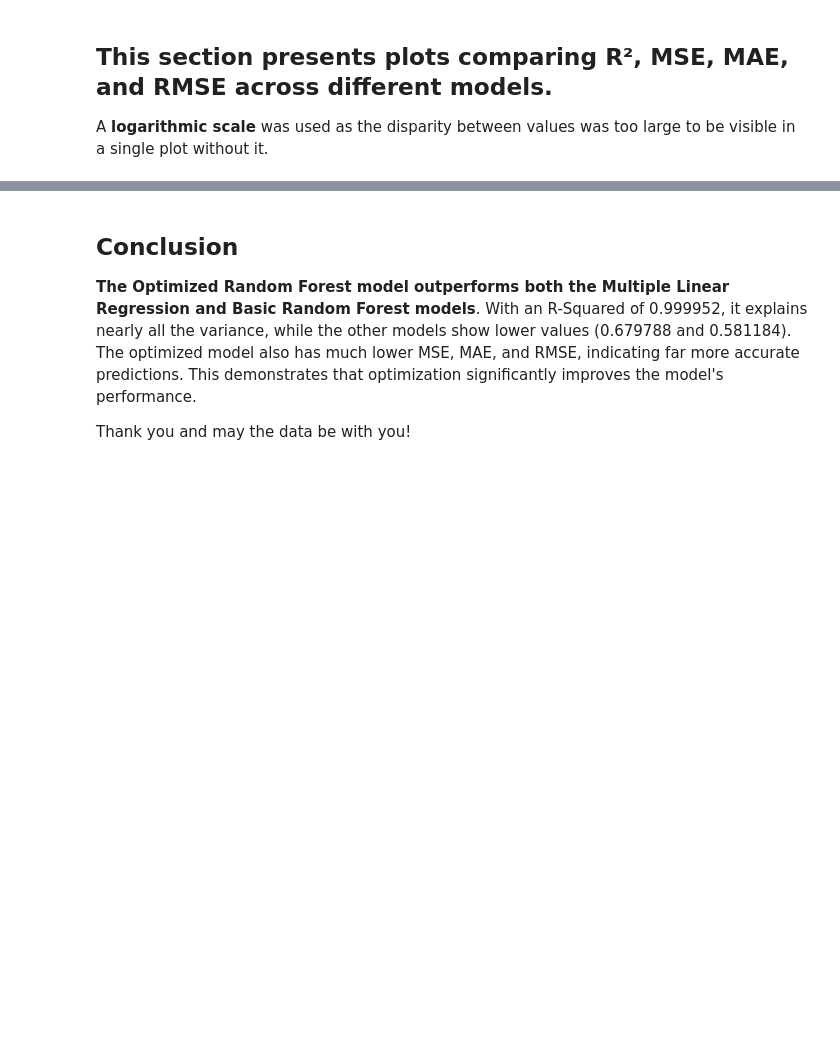
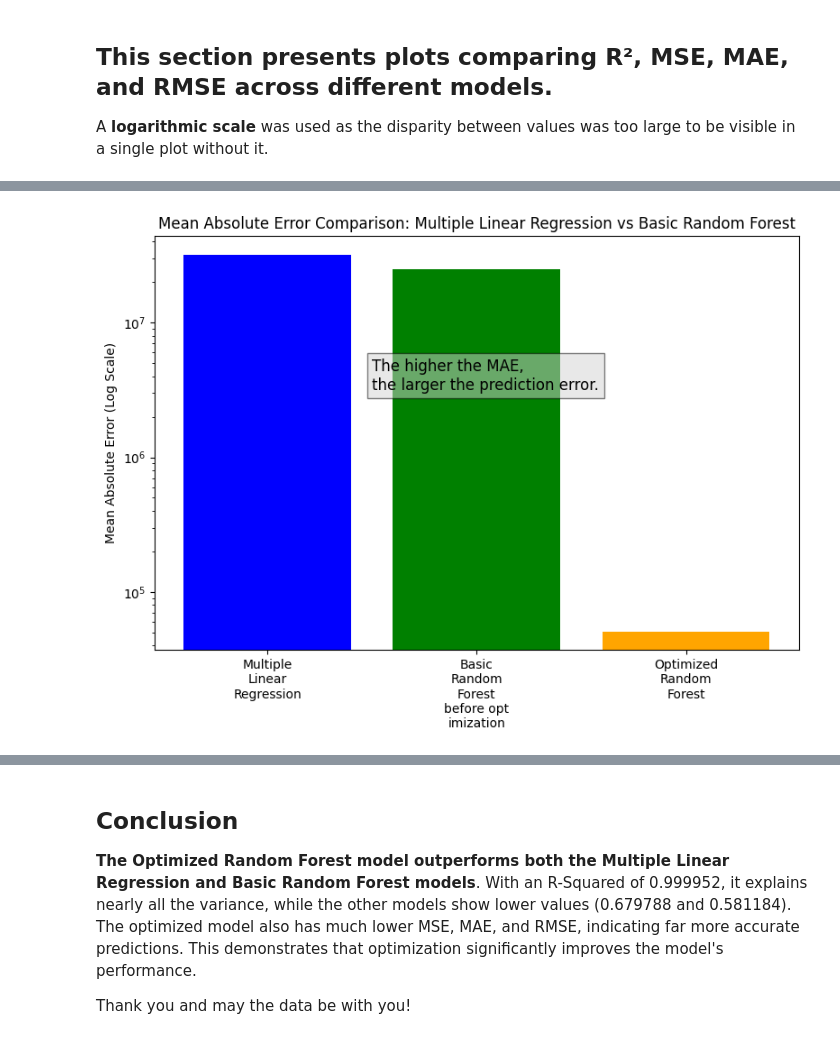
Before and after one commit to LegallyNotBlonde/Movie_Analysis, a Jupyter notebook: Main_Code_Colab.ipynb, the cells around one changed output, grey strips where cells are left out. Cells and saved outputs as stored; diff of their text form; code cells hidden in the pictures; blank space fills up the shorter version.

```diff
--- a/Main_Code_Colab.ipynb
+++ b/Main_Code_Colab.ipynb
@@ -1046 +1057,33 @@ plt.show()
+# %%
+# Wrap the labels to a maximum of 10 characters per line
+wrapped_labels = ['\n'.join(textwrap.wrap(label, width=10)) for label in model_comparison['Model']]
+
+# Plotting Mean Absolute Error comparison with a logarithmic scale
+plt.figure(figsize=(8, 6))
+plt.bar(wrapped_labels, model_comparison['Mean Absolute Error'], color=['blue', 'green', 'orange'])
+plt.yscale('log')  # Apply logarithmic scale to y-axis
+plt.title('Mean Absolute Error Comparison: Multiple Linear Regression vs Basic Random Forest')
+plt.ylabel('Mean Absolute Error (Log Scale)')
+
+# Adjust x-axis labels to avoid crowding
+plt.xticks(rotation=0)  # No rotation needed due to wrapped labels
+
+# Adding text box with adjusted placement for log scale
+plt.text(0.5, max(model_comparison['Mean Absolute Error']) / 10,  # Adjusted placement dynamically
+         'The higher the MAE,\nthe larger the prediction error.',
+         fontsize=12, bbox=dict(facecolor='lightgray', alpha=0.5))
+
+# Adjust layout to ensure all elements fit within the figure
+plt.tight_layout()
+
+# Save the figure as a PNG file
+plt.savefig('MAE_comparison.png', format='png')
+
+# Display the plot
+plt.show()
+
+# Close the plot
+plt.close()
+# %% [output]
+[figure, added]
 # %%
```
Also changed, not shown: parts of 7 cells of this notebook, 4 other files.
